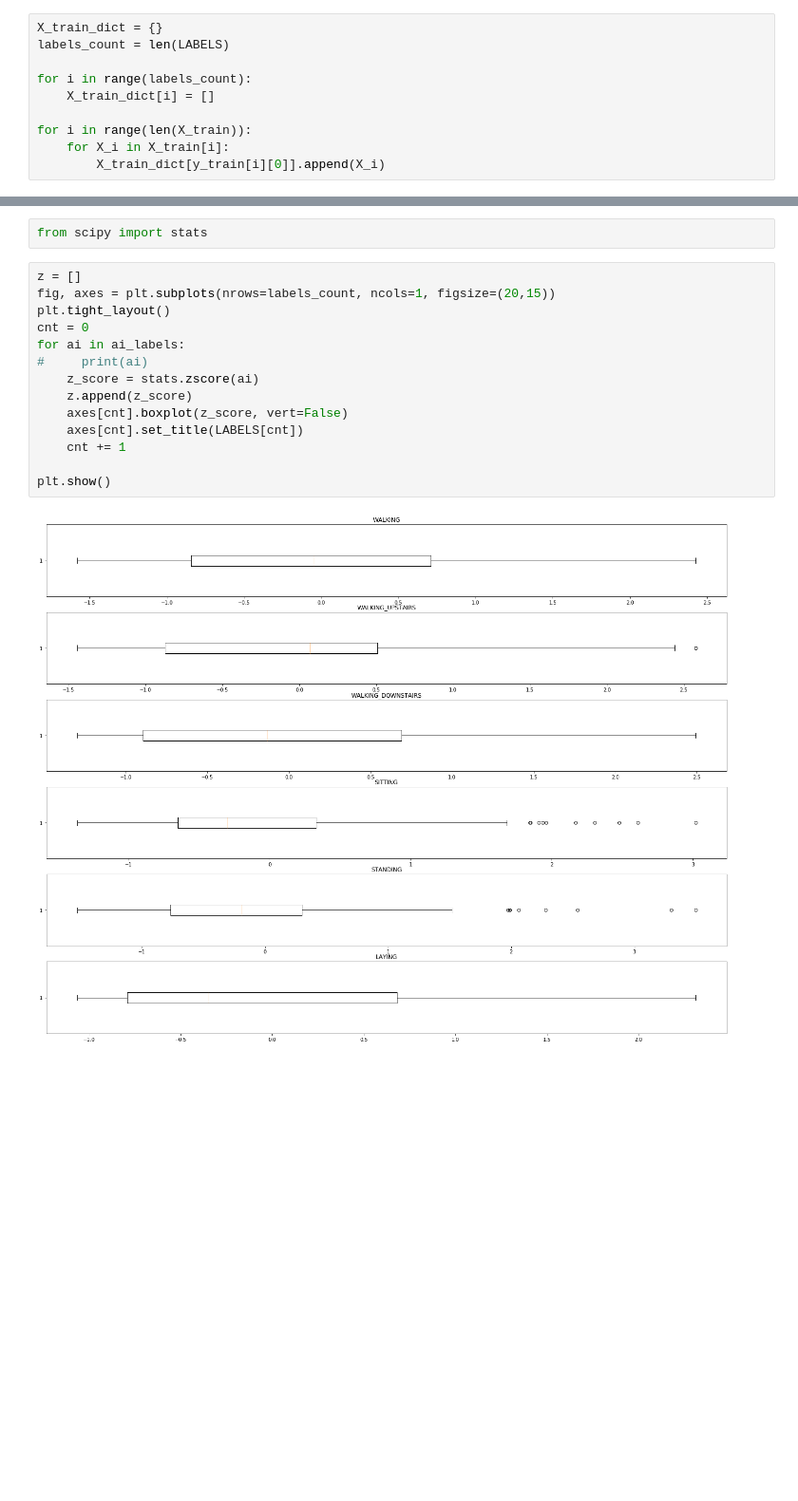
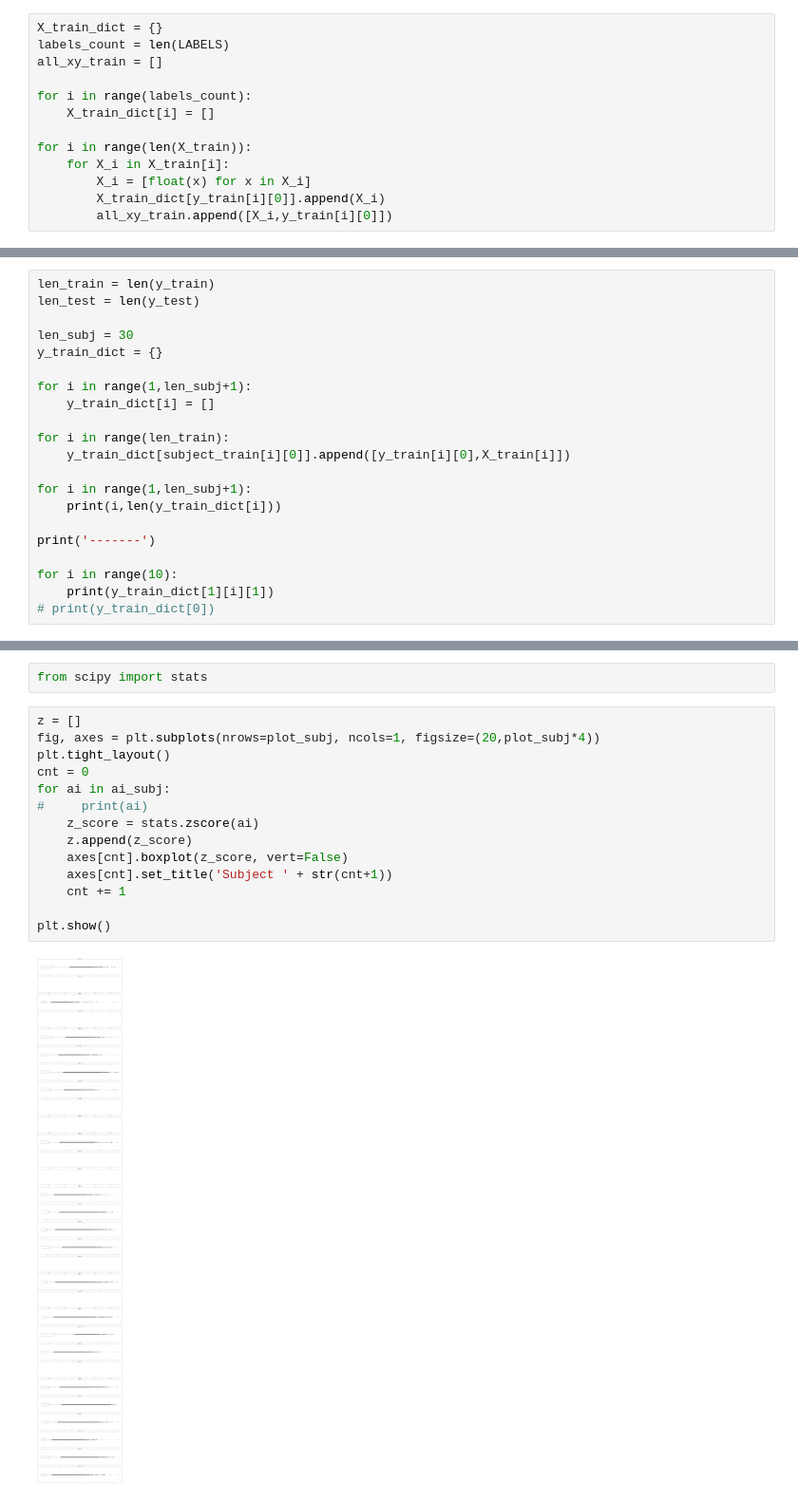
Before and after one commit to indykorpong/activity_classifier, a Jupyter notebook: AI_z_score.ipynb, the cells around one changed output, grey strips where cells are left out. Shown at 95% size. Cells and saved outputs as stored; diff of their text form; blank space fills up the shorter version.

```diff
--- a/AI_z_score.ipynb
+++ b/AI_z_score.ipynb
@@ -144,10 +146,13 @@ print(len(X_train[0][0]))
 # %%
 X_train_dict = {}
 labels_count = len(LABELS)
+all_xy_train = []
 
 for i in range(labels_count):
     X_train_dict[i] = []
 
 for i in range(len(X_train)):
     for X_i in X_train[i]:
+        X_i = [float(x) for x in X_i]
         X_train_dict[y_train[i][0]].append(X_i)
+        all_xy_train.append([X_i,y_train[i][0]])
@@ -165,0 +213,21 @@ NotebookApp.rate_limit_window=3.0 (secs)
+# %%
+len_train = len(y_train)
+len_test = len(y_test)
+
+len_subj = 30
+y_train_dict = {}
+
+for i in range(1,len_subj+1):
+    y_train_dict[i] = []
+
+for i in range(len_train):
+    y_train_dict[subject_train[i][0]].append([y_train[i][0],X_train[i]])
+
+for i in range(1,len_subj+1):
+    print(i,len(y_train_dict[i]))
+
+print('-------')
+
+for i in range(10):
+    print(y_train_dict[1][i][1])
+# print(y_train_dict[0])
@@ -322,20 +470,20 @@ plt.show()
 from scipy import stats
 # %%
 z = []
-fig, axes = plt.subplots(nrows=labels_count, ncols=1, figsize=(20,15))
+fig, axes = plt.subplots(nrows=plot_subj, ncols=1, figsize=(20,plot_subj*4))
 plt.tight_layout()
 cnt = 0
-for ai in ai_labels:
+for ai in ai_subj:
 #     print(ai)
     z_score = stats.zscore(ai)
     z.append(z_score)
     axes[cnt].boxplot(z_score, vert=False)
-    axes[cnt].set_title(LABELS[cnt])
+    axes[cnt].set_title('Subject ' + str(cnt+1))
     cnt += 1
 
 plt.show()
 # %% [output]
-[figure, old version]
+[figure, new version]
 # %%
 for i in range(len(z)):
     z[i] = np.array(z[i])
```
Also changed, not shown: parts of 19 cells of this notebook, 24 other files.
